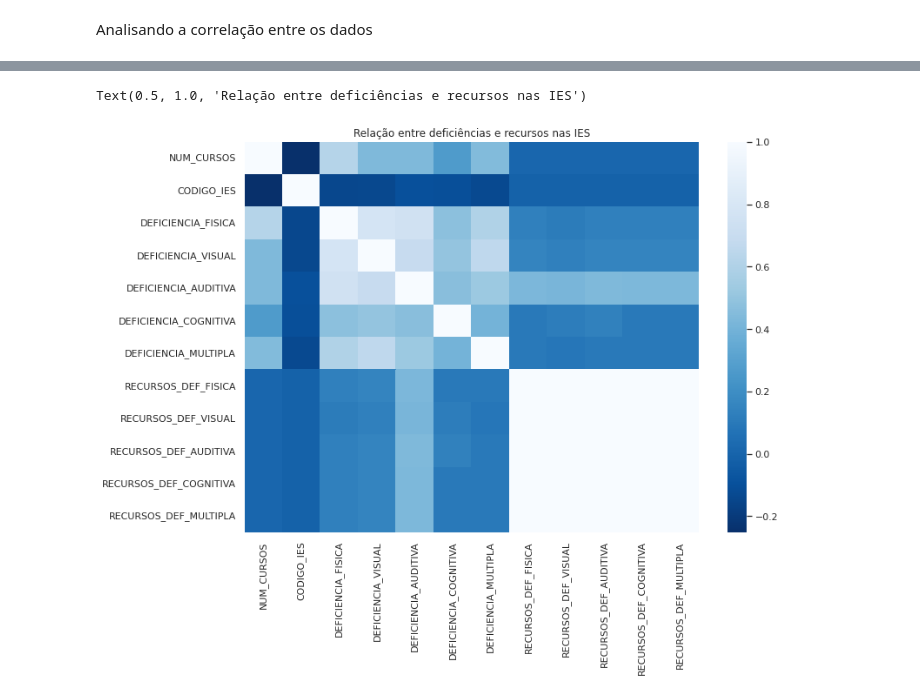
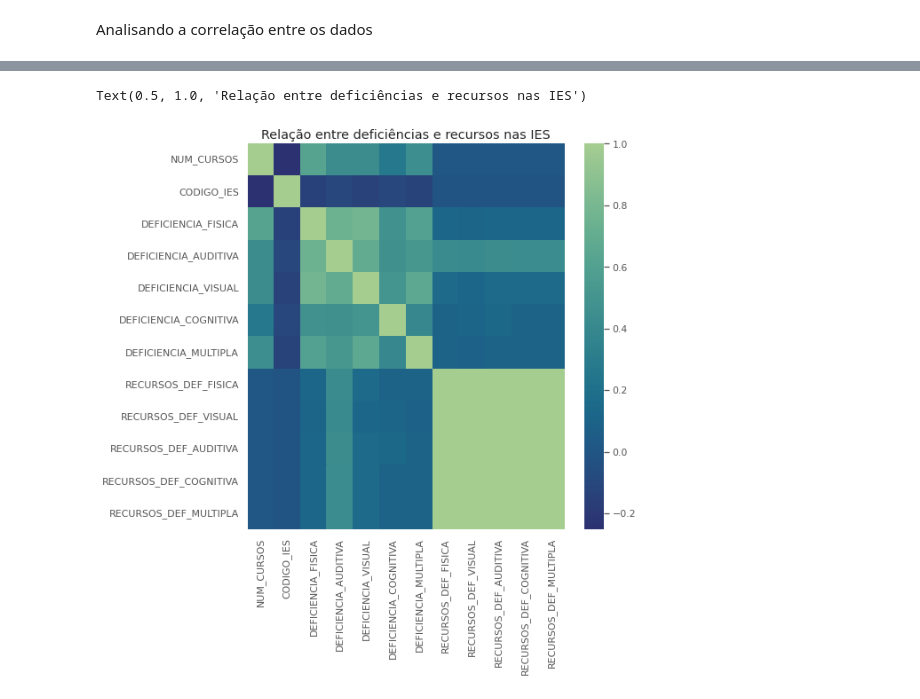
Before and after one commit to roxacarv/edulearn, a Jupyter notebook: Edulearn.ipynb, the cells around one changed output, grey strips where cells are left out. Saved outputs shown, nothing was run; the diff lists cells and outputs as text; code cells hidden in the pictures.

Commit message:
Analisando deficiências e recursos

```diff
--- a/Edulearn.ipynb
+++ b/Edulearn.ipynb
@@ -2151,4 +2168,4 @@ df_cursos_por_ies.head()
 # %%
-#Total de deficiencias e recursos por IES
-#df_deficiencias_e_recursos = df_deficiencias_e_recursos.groupby(['CODIGO_IES']).sum()
-#df_deficiencias_e_recursos.head()
+#Agrupando por IES
+df_ies_agrupado = df_deficiencias_e_recursos.drop(columns='CODIGO_CURSO').groupby('CODIGO_IES').sum().reset_index()
+df_ies_agrupado
@@ -2170,0 +2186,4 @@ df_cursos_por_ies.head()
+# %%
+#Unindo com as informações sobre IES
+df_dados_ies = df_classes.reset_index().join(df_ies_agrupado.set_index('CODIGO_IES'), on='CODIGO_IES')
+df_dados_ies.head()
@@ -2170,0 +2197,3 @@ df_cursos_por_ies.head()
+# %%
+df_dados_ies = df_cursos_por_ies.join(df_dados_ies.set_index('CODIGO_IES'), on='CODIGO_IES')
+df_dados_ies.head()
@@ -2189,3 +2221,0 @@ df_matriculados_concluintes.head()
-# %%
-#Juntando os dados de ies com a quantidade de alunos matrculados e concluintes por IES
-df_dados_ies = df_dados_ies.join(df_matriculados_concluintes)
@@ -2199,7 +2240,7 @@ Analisando a correlação entre os dados
 # %%
-#fig = plt.figure(figsize=(8,8))
-#heatmap = sns.heatmap(df_deficiencias_e_recursos_por_ies.corr(), cmap='crest_r', linecolor='white', xticklabels='auto', yticklabels='auto')
-#heatmap.set_title("Relação entre deficiências e recursos nas IES")
+fig = plt.figure(figsize=(8,8))
+heatmap = sns.heatmap(df_dados_ies.corr(), cmap='crest_r', linecolor='white', xticklabels='auto', yticklabels='auto')
+heatmap.set_title("Relação entre deficiências e recursos nas IES")
 # %% [output]
 Text(0.5, 1.0, 'Relação entre deficiências e recursos nas IES')
-[figure, old version]
+[figure, new version]
```
Also changed, not shown: parts of 19 cells of this notebook.
